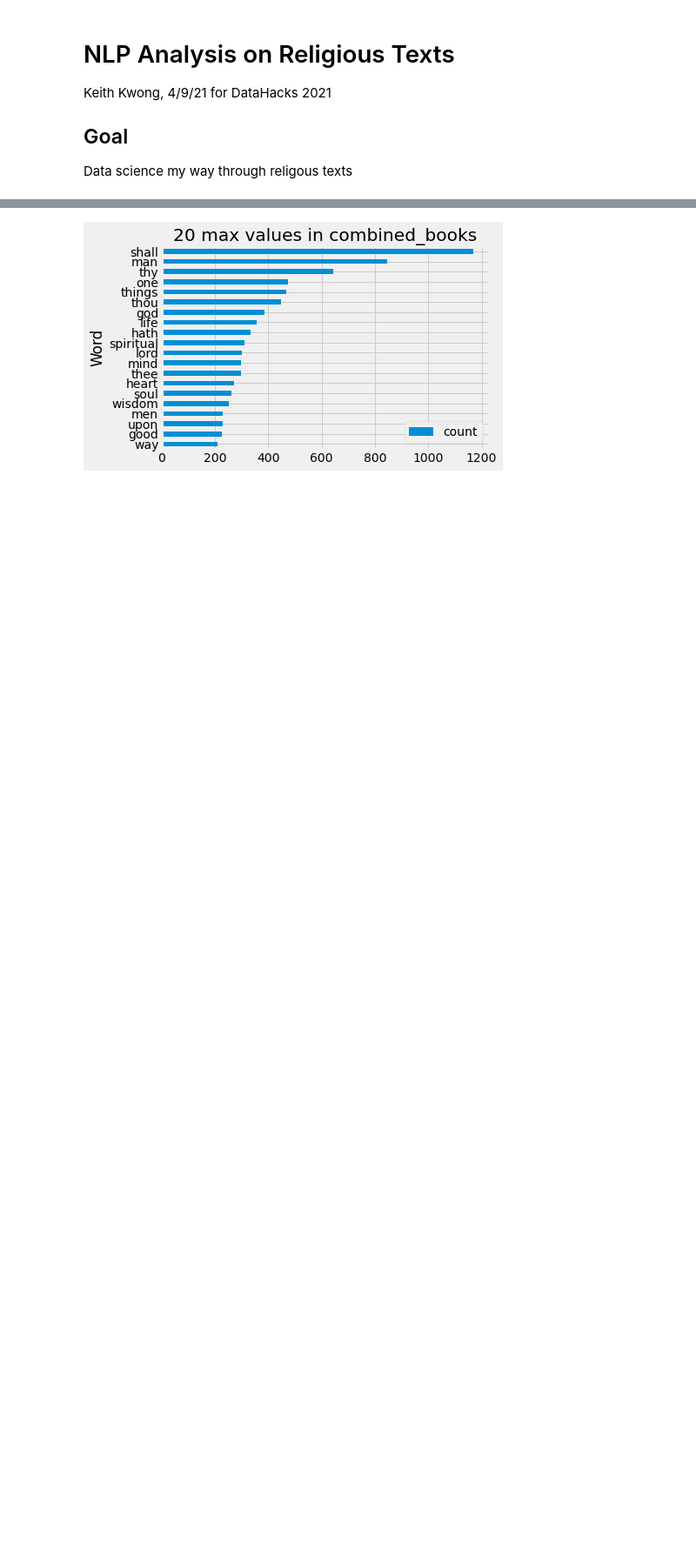
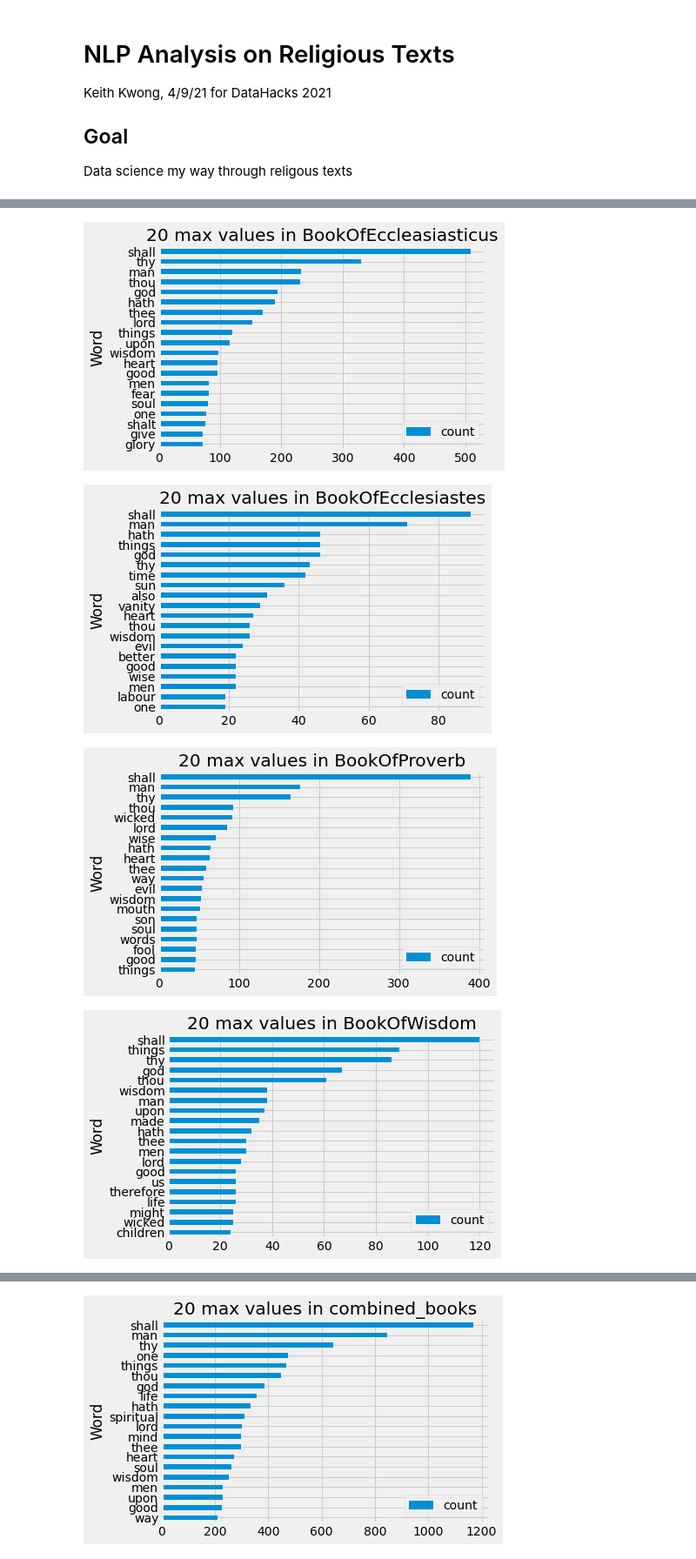
Before and after one commit to khkwong/datahacks2021, a Jupyter notebook: beginner_track.ipynb, the cells around one changed output, grey strips where cells are left out. Shown at 87% size. Saved outputs shown, nothing was run; the diff lists cells and outputs as text; code cells hidden in the pictures; blank space fills up the shorter version.

```diff
--- a/beginner_track.ipynb
+++ b/beginner_track.ipynb
@@ -44,25 +41,30 @@ data_work_combined
 # %%
 # function that plots in a bar graph the 20 largest values in the data
 def find_20_max(title, data):
     lst_word = []
     lst_count = []
     data_copy = data.copy()
     df = pd.DataFrame()
     for i in range(20):
         temp_max_word = data_copy.loc[title].idxmax()
         temp_max = data_copy.loc[title].max()
         lst_word += [temp_max_word]
         lst_count += [temp_max]
         data_copy = data_copy.drop(columns=[temp_max_word])
     df = df.assign(
         Word = lst_word,
         count = lst_count
     ).sort_values(by='count')
     df.plot(kind='barh',x='Word',title='20 max values in ' + title)
 
 # the twenty most common words for all the 8 books
 title_lst = list(data_work_combined.reset_index().get('Title'))
 def bulk_find_20(lst, data):
     for title in lst:
         find_20_max(title, data)
-# bulk_find_20(title_lst, data_work_combined)
+bulk_find_20(title_lst, data_work_combined)
+# %% [output]
+[figure, added]
+[figure, added]
+[figure, added]
+[figure, added]
```
Also changed, not shown: parts of 9 cells of this notebook.
